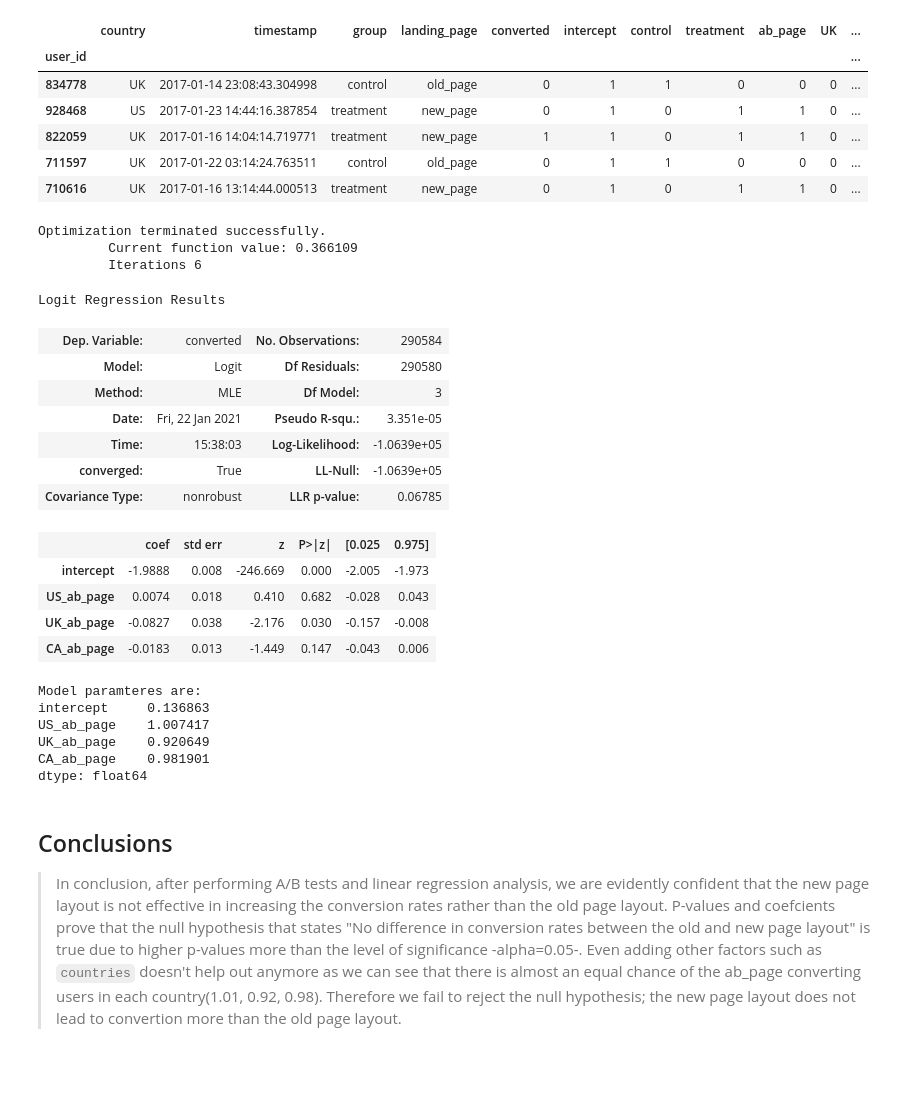
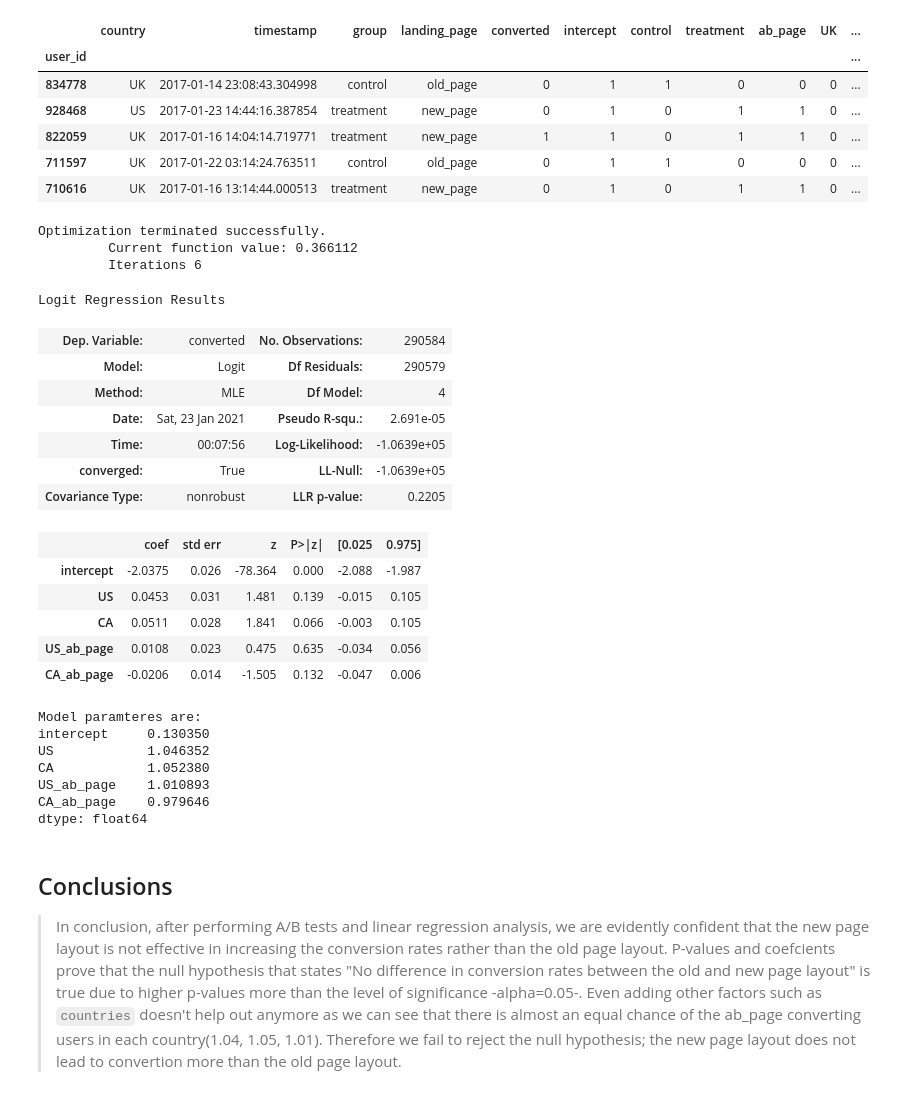
Before and after one commit to MahmoudHousam/Analyze-AB-Test-Results, a Jupyter notebook: Analyze_ab_test_results_notebook.ipynb, the cells around one changed output. Drawn from its saved outputs; the diff is of its cells as text; code cells hidden in the pictures; blank space fills up the shorter version.

```diff
--- a/Analyze_ab_test_results_notebook.ipynb
+++ b/Analyze_ab_test_results_notebook.ipynb
@@ -447,37 +446,39 @@ df_new.head()
 | 711597 | UK | 2017-01-22 03:14:24.763511 | control | old_page | 0 | 1 | 1 | 0 | 0 | 0 | ... |
 | 710616 | UK | 2017-01-16 13:14:44.000513 | treatment | new_page | 0 | 1 | 0 | 1 | 1 | 0 | ... |
 # %%
-lm = sm.Logit(df_new['converted'], df_new[['intercept', 'US_ab_page', 'UK_ab_page', 'CA_ab_page']])
+lm = sm.Logit(df_new['converted'], df_new[['intercept', 'US', 'CA', 'US_ab_page', 'CA_ab_page']])
 results = lm.fit()
 results.summary()
 # %% [output]
 Optimization terminated successfully.
-         Current function value: 0.366109
+         Current function value: 0.366112
          Iterations 6
 Logit Regression Results
 | Dep. Variable: | converted | No. Observations: | 290584 |
-| Model: | Logit | Df Residuals: | 290580 |
-| Method: | MLE | Df Model: | 3 |
-| Date: | Fri, 22 Jan 2021 | Pseudo R-squ.: | 3.351e-05 |
-| Time: | 15:38:03 | Log-Likelihood: | -1.0639e+05 |
+| Model: | Logit | Df Residuals: | 290579 |
+| Method: | MLE | Df Model: | 4 |
+| Date: | Sat, 23 Jan 2021 | Pseudo R-squ.: | 2.691e-05 |
+| Time: | 00:07:56 | Log-Likelihood: | -1.0639e+05 |
 | converged: | True | LL-Null: | -1.0639e+05 |
-| Covariance Type: | nonrobust | LLR p-value: | 0.06785 |
+| Covariance Type: | nonrobust | LLR p-value: | 0.2205 |
 |  | coef | std err | z | P>|z| | [0.025 | 0.975] |
-| intercept | -1.9888 | 0.008 | -246.669 | 0.000 | -2.005 | -1.973 |
-| US_ab_page | 0.0074 | 0.018 | 0.410 | 0.682 | -0.028 | 0.043 |
-| UK_ab_page | -0.0827 | 0.038 | -2.176 | 0.030 | -0.157 | -0.008 |
-| CA_ab_page | -0.0183 | 0.013 | -1.449 | 0.147 | -0.043 | 0.006 |
+| intercept | -2.0375 | 0.026 | -78.364 | 0.000 | -2.088 | -1.987 |
+| US | 0.0453 | 0.031 | 1.481 | 0.139 | -0.015 | 0.105 |
+| CA | 0.0511 | 0.028 | 1.841 | 0.066 | -0.003 | 0.105 |
+| US_ab_page | 0.0108 | 0.023 | 0.475 | 0.635 | -0.034 | 0.056 |
+| CA_ab_page | -0.0206 | 0.014 | -1.505 | 0.132 | -0.047 | 0.006 |
 # %%
 print("Model paramteres are: \n{}".format(np.exp(results.params)))
 # %% [output]
 Model paramteres are:
-intercept     0.136863
-US_ab_page    1.007417
-UK_ab_page    0.920649
-CA_ab_page    0.981901
+intercept     0.130350
+US            1.046352
+CA            1.052380
+US_ab_page    1.010893
+CA_ab_page    0.979646
 dtype: float64
 # %% [markdown]
 <a id='conclusions'></a>
 ## Conclusions
 
-> In conclusion, after performing A/B tests and linear regression analysis, we are evidently confident that the new page layout is not effective in increasing the conversion rates rather than the old page layout. P-values and coefcients prove that the null hypothesis that states "No difference in conversion rates between the old and new page layout" is true due to higher p-values more than the level of significance -alpha=0.05-. Even adding other factors such as `countries` doesn't help out anymore as we can see that there is almost an equal chance of the ab_page converting users in each country(1.01, 0.92, 0.98). Therefore we fail to reject the null hypothesis; the new page layout does not lead to convertion more than the old page layout.
+> In conclusion, after performing A/B tests and linear regression analysis, we are evidently confident that the new page layout is not effective in increasing the conversion rates rather than the old page layout. P-values and coefcients prove that the null hypothesis that states "No difference in conversion rates between the old and new page layout" is true due to higher p-values more than the level of significance -alpha=0.05-. Even adding other factors such as `countries` doesn't help out anymore as we can see that there is almost an equal chance of the ab_page converting users in each country(1.04, 1.05, 1.01). Therefore we fail to reject the null hypothesis; the new page layout does not lead to convertion more than the old page layout.
```
Also changed, not shown: parts of 7 cells of this notebook, 1 other file.
